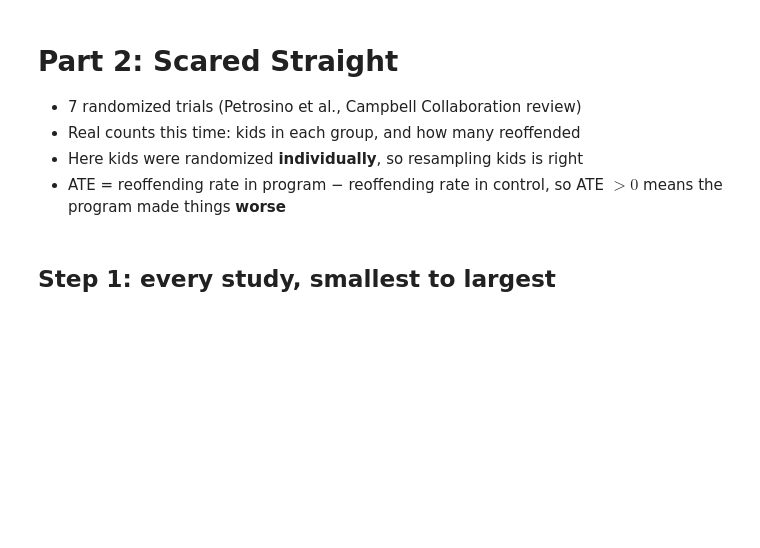
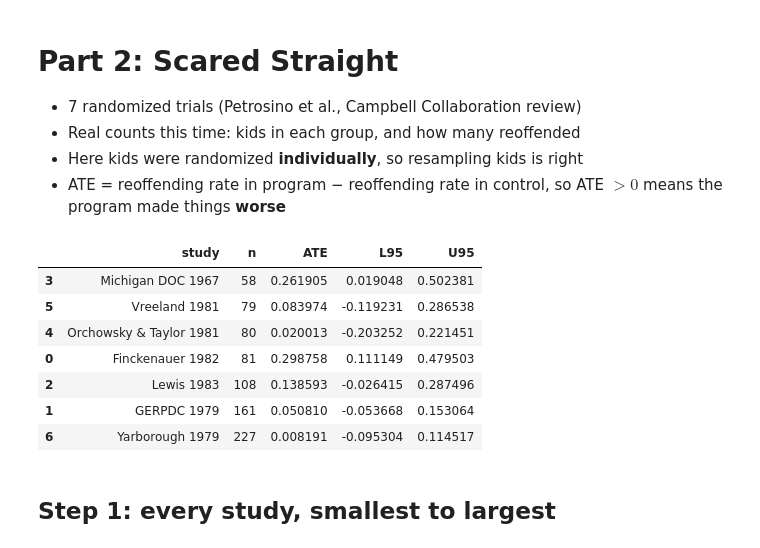
Before and after one commit to kimondragon/UU_F26_templates, a Jupyter notebook: Week06/Thursday_lab/Thursday_AB_testing_bridge.ipynb, the cells around one changed output. Drawn from its saved outputs; the diff is of its cells as text; code cells hidden in the pictures; blank space fills up the shorter version.

```diff
--- a/Week06/Thursday_lab/Thursday_AB_testing_bridge.ipynb
+++ b/Week06/Thursday_lab/Thursday_AB_testing_bridge.ipynb
@@ -147,17 +177,26 @@ plt.show()
 - Here kids were randomized **individually**, so resampling kids is right
 - ATE = reoffending rate in program − reoffending rate in control, so ATE $> 0$ means the program made things **worse**
 # %%
-ss = pd.read_csv('./data/ss_all_studies.csv')
+ss = pd.read_csv('../data/ss_all_studies.csv')
 
 ss_boots = {}
 ss_results = []
 for study, g in ss.groupby('study'):
     ss_boots[study] = bootstrap(g, treat='program', y='reoffend')
     L, U = np.quantile(ss_boots[study], [.025, .975])
     ss_results.append({'study': study, 'n': len(g), 'ATE': ate(g, 'program', 'reoffend'), 'L95': L, 'U95': U})
 
 ss_results = pd.DataFrame(ss_results).sort_values('n')
 ss_results
+# %% [output]
+|  | study | n | ATE | L95 | U95 |
+| 3 | Michigan DOC 1967 | 58 | 0.261905 | 0.019048 | 0.502381 |
+| 5 | Vreeland 1981 | 79 | 0.083974 | -0.119231 | 0.286538 |
+| 4 | Orchowsky & Taylor 1981 | 80 | 0.020013 | -0.203252 | 0.221451 |
+| 0 | Finckenauer 1982 | 81 | 0.298758 | 0.111149 | 0.479503 |
+| 2 | Lewis 1983 | 108 | 0.138593 | -0.026415 | 0.287496 |
+| 1 | GERPDC 1979 | 161 | 0.050810 | -0.053668 | 0.153064 |
+| 6 | Yarborough 1979 | 227 | 0.008191 | -0.095304 | 0.114517 |
 # %% [markdown]
 ## Step 1: every study, smallest to largest
 # %%
```
Also changed, not shown: parts of 9 cells of this notebook, 4 other files.
